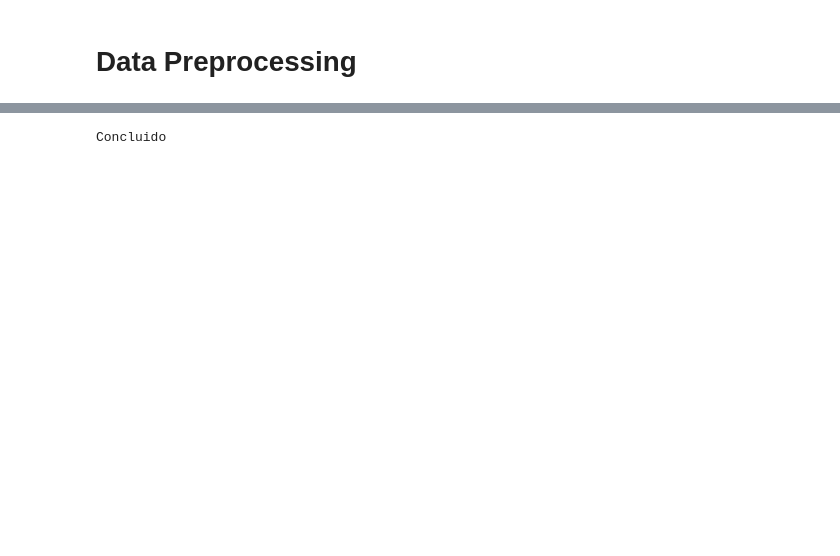
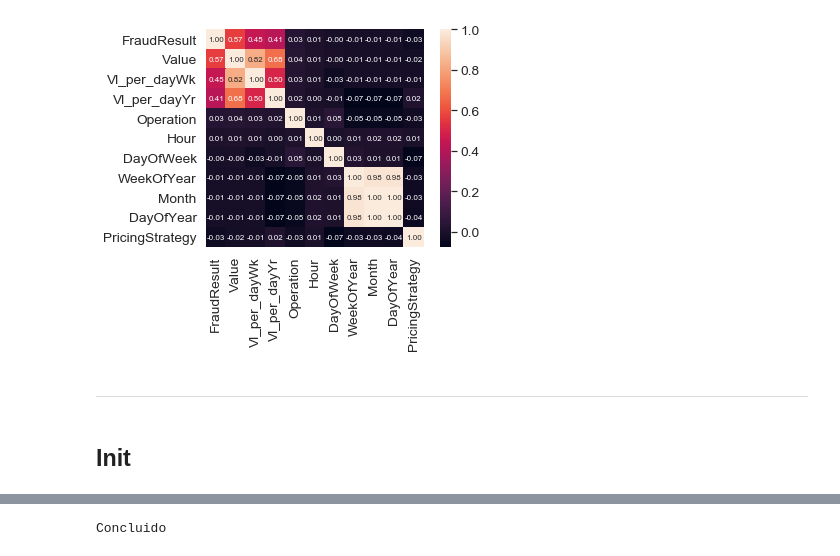
Before and after one commit to fernandojunior/financial-fraud-detection, a Jupyter notebook: src/Fraud_Detection_Xente.ipynb, the cells around one changed output, grey strips where cells are left out. Drawn from its saved outputs; the diff is of its cells as text; code cells hidden in the pictures; blank space fills up the shorter version.

```diff
--- a/src/Fraud_Detection_Xente.ipynb
+++ b/src/Fraud_Detection_Xente.ipynb
@@ -61,0 +69,14 @@ df_backup = fraud_data
+# %%
+fraud_data2 = fraud_data1
+fraud_data2 = clean_data(fraud_data2, columns_to_remove = [ 'Amount','PositiveAmount','Op_x_value','TransactionStartTime'])
+fraud_data2_Corr = fraud_data2.toPandas()
+# %%
+corr_matrix = fraud_data2_Corr.corr()
+k = 15 #number of variables for heatmap
+cols = corr_matrix.nlargest(k, 'FraudResult')['FraudResult'].index
+cm = np.corrcoef(fraud_data2_Corr[cols].values.T)
+sns.set(font_scale=1.25)
+hm = sns.heatmap(cm, cbar=True, annot=True, square=True, fmt='.2f', annot_kws={'size': 8}, yticklabels=cols.values, xticklabels=cols.values)
+plt.show()
+# %% [output]
+[figure, added]
@@ -62,4 +85,6 @@ df_backup = fraud_data
+# %% [markdown]
+-----------
+# %% [markdown]
+## Init
 # %%
 fraud_data = df_backup
-# %% [markdown]
-# Data Preprocessing
```
Also changed, not shown: parts of 135 cells of this notebook.
